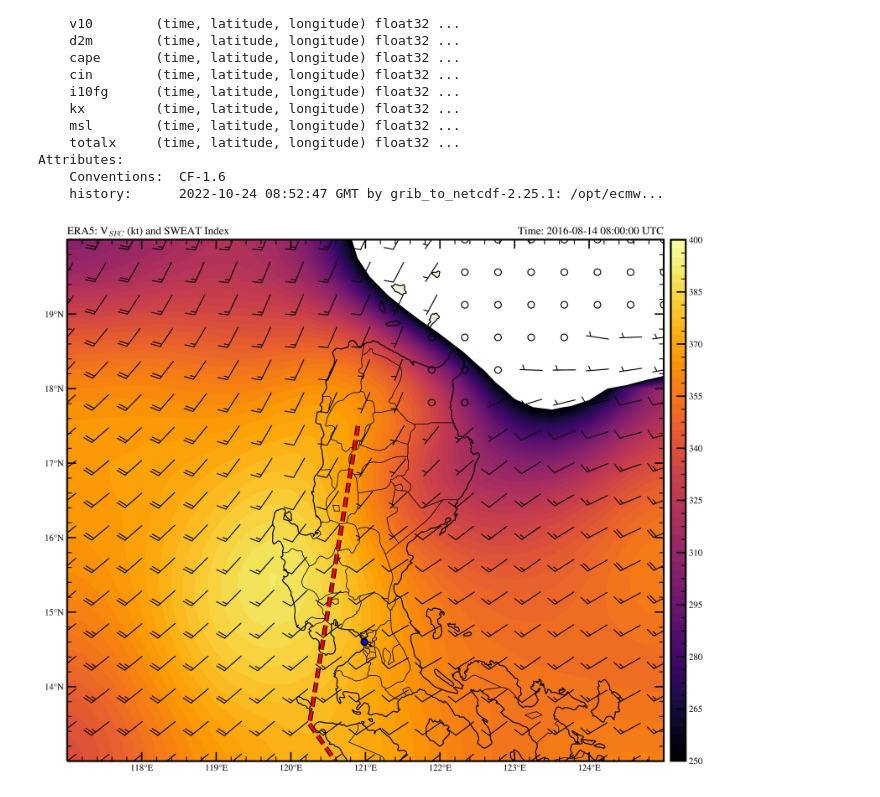
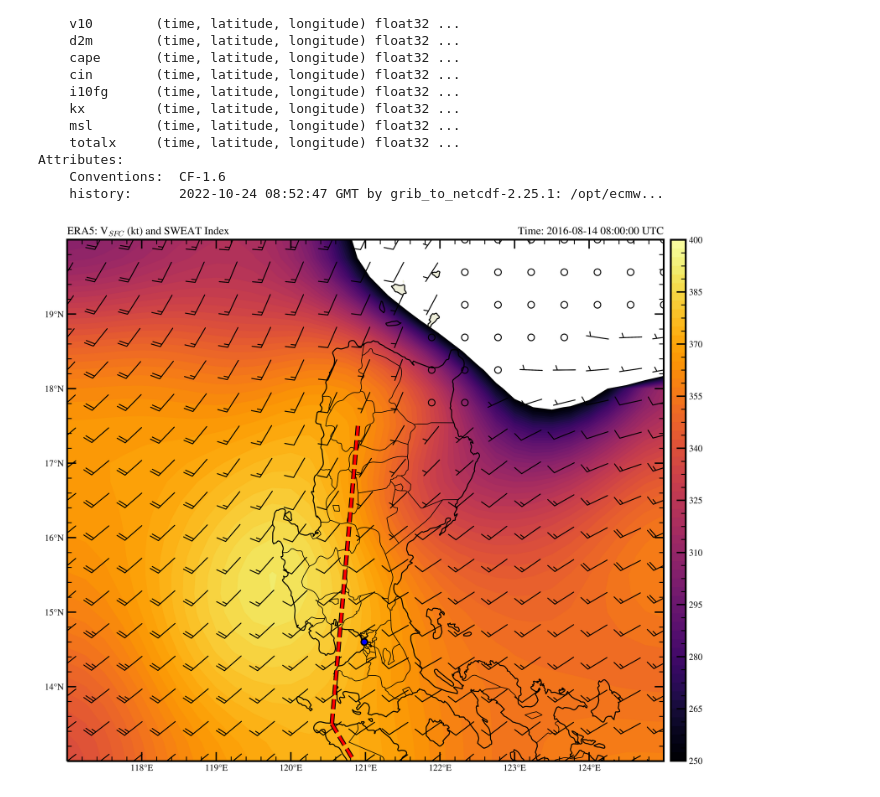
Before and after one commit to AstroCGHA/ERA5-Reanalysis, a Jupyter notebook: Winds, SWEAT.ipynb, the cells around one changed output. Cells and saved outputs as stored; diff of their text form; code cells hidden in the pictures.

```diff
--- a/Winds, SWEAT.ipynb
+++ b/Winds, SWEAT.ipynb
@@ -157,13 +157,13 @@ ax.barbs(lons, lats, uwnd_surf.to('kt').m, vwnd_surf.to('kt').m, pivot='middle',
 outline=pe.withStroke(linewidth=5, foreground='k')
 
 point1 = dict(lon=120.90, lat=17.50)
-point2 = dict(lon=120.25, lat=13.50)
+point2 = dict(lon=120.55, lat=13.50)
 lon_p = [point1['lon'], point2['lon']]
 lat_p = [point1['lat'], point2['lat']]
 ax.plot(lon_p, lat_p, color='red', lw=3, ls='--',
         path_effects=[outline, pe.Normal()], transform=ccrs.Geodetic())
 
-point3 = dict(lon=120.25, lat=13.50)
+point3 = dict(lon=120.55, lat=13.50)
 point4 = dict(lon=122.40, lat=10.40)
 lon_p1 = [point3['lon'], point4['lon']]
 lat_p1 = [point3['lat'], point4['lat']]
@@ -175,31 +175,31 @@ ax.set_title('ERA5: V$_{SFC}$ (kt) and SWEAT Index', loc='left')
 ax.set_title('Time: {} UTC'.format(vtime), loc='right')
 
 # Add marker of Manila, NCR via its lats and lons
 manila_lon, manila_lat = 120.9842, 14.5995
 ax.plot(manila_lon, manila_lat, color='blue', markersize=7,
         markeredgewidth=1.5, markeredgecolor='k', marker='o', transform=datacrs)
 
 # Set X and Y-ticks for Latitude and Longitude Coordinates
 ax.set_yticks(lats, 5, crs=ccrs.PlateCarree())
 ax.set_xticks(lons, 5, crs=ccrs.PlateCarree())
 lat_formatter = cticker.LatitudeFormatter()
 long_formatter = cticker.LongitudeFormatter()
 ax.yaxis.set_major_formatter(lat_formatter)
 ax.xaxis.set_major_formatter(long_formatter)
 ax.set_xticks(ax.get_xticks()[1:8]) #Hide end points of longitude tickmarks
 ax.set_yticks(ax.get_yticks()[1:7]) #Hide end points of latitude tickmarks
 ax.minorticks_on()
 ax.tick_params(which='major', length=10, width=1.5, top=True, right=True, direction='in')
 ax.tick_params(which='minor', length=5, width=1, top=True, right=True, direction='in')
 
 # Adjust image and show
 plt.subplots_adjust(bottom=0, top=1)
 plt.rcParams['axes.linewidth'] = 2
 plt.rcParams['figure.dpi'] = 500
 plt.rcParams['figure.facecolor'] = 'white'
 plt.rcParams['mathtext.fontset'] = 'cm'
 plt.rcParams['font.family'] = 'STIXGeneral'
 plt.savefig('Zsurf and SWEAT.jpg', bbox_inches="tight")
 plt.show()
 # %% [output]
-[figure, old version]
+[figure, new version]
```
